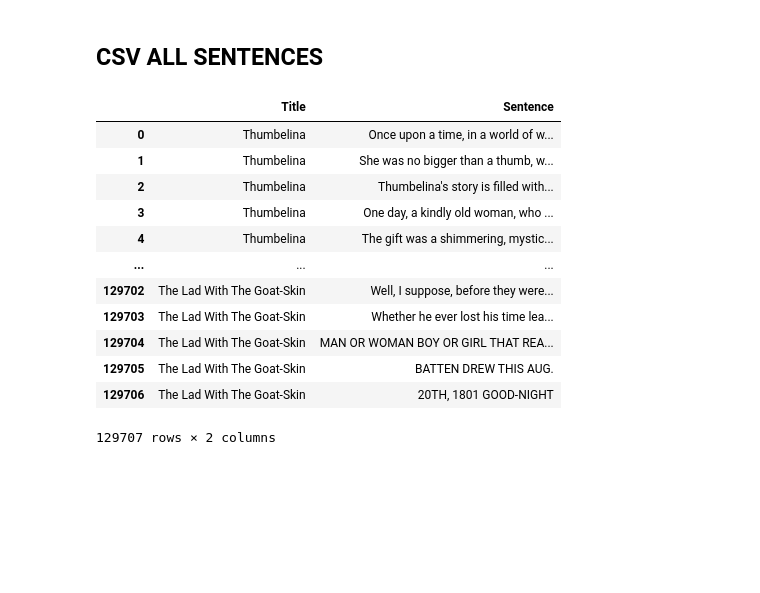
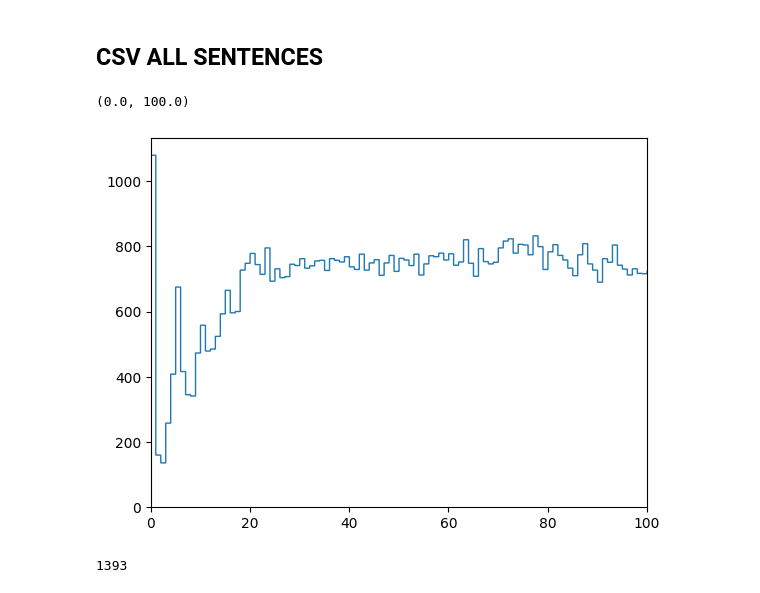
Before and after one commit to arnaugris97/fairyTaleAI, a Jupyter notebook: dataloader/dataloader.ipynb, the cells around one changed output. Cells and saved outputs as stored; diff of their text form; code cells hidden in the pictures; blank space fills up the shorter version.

```diff
--- a/dataloader/dataloader.ipynb
+++ b/dataloader/dataloader.ipynb
@@ -817,7 +817,7 @@ dataset.head(5)
 
 ts = []
 sents = []
-
+lengths = []
 dataset_s = pd.DataFrame(columns=['Title','Sentence'])
 
 for i in range(len(dataset)):
@@ -825,26 +825,27 @@ for i in range(len(dataset)):
     sentences = separate_sentences(dataset.iloc[i].cleaned_story)
 
     for j in range(len(sentences)):
-        ts.append(dataset.iloc[i].Title)
-        sents.append(sentences[j])
+        lengths.append(len(sentences[j]))
+
+        if len(sentences[j])<20:
+            ts.append(dataset.iloc[i].Title)
+            sents.append(sentences[j])
 
 dataset_s.Title = ts
 dataset_s.Sentence = sents
 # %%
 dataset_s.to_csv('dataset_sentences.csv')
 # %%
-dataset_s
+import matplotlib.pyplot as plt
+h, edges = np.histogram(lengths,
+                        bins=np.linspace(0, 1400, 1400))
+
+plt.stairs(h,edges)
+plt.xlim([0,100])
 # %% [output]
-|  | Title | Sentence |
-| 0 | Thumbelina | Once upon a time, in a world of w... |
-| 1 | Thumbelina | She was no bigger than a thumb, w... |
-| 2 | Thumbelina | Thumbelina's story is filled with... |
-| 3 | Thumbelina | One day, a kindly old woman, who ... |
-| 4 | Thumbelina | The gift was a shimmering, mystic... |
-| ... | ... | ... |
-| 129702 | The Lad With The Goat-Skin | Well, I suppose, before they were... |
-| 129703 | The Lad With The Goat-Skin | Whether he ever lost his time lea... |
-| 129704 | The Lad With The Goat-Skin | MAN OR WOMAN BOY OR GIRL THAT REA... |
-| 129705 | The Lad With The Goat-Skin | BATTEN DREW THIS AUG. |
-| 129706 | The Lad With The Goat-Skin | 20TH, 1801 GOOD-NIGHT |
-129707 rows × 2 columns
+(0.0, 100.0)
+[figure, added]
+# %%
+max(lengths)
+# %% [output]
+1393
```
